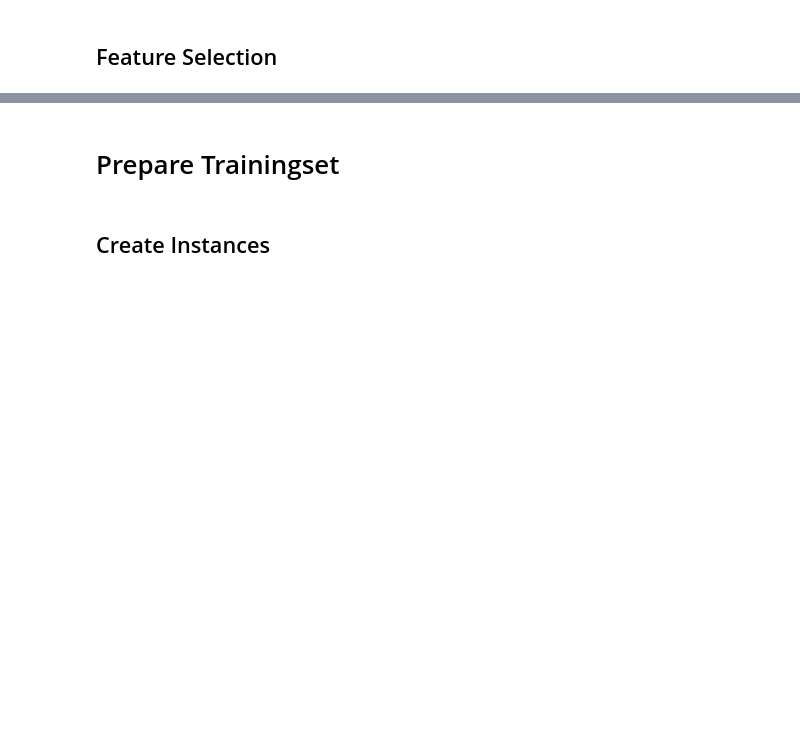
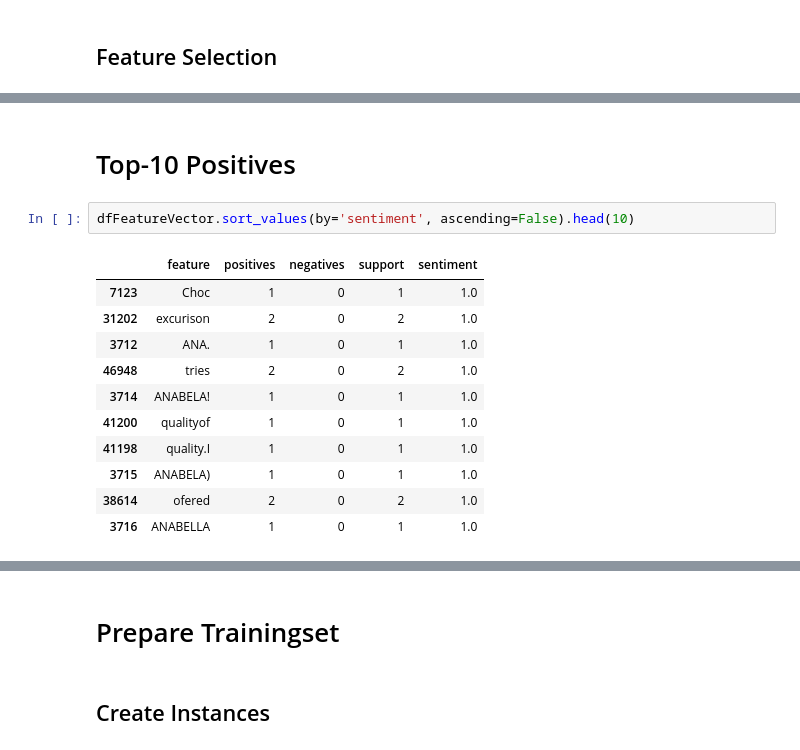
Before and after one commit to amanciobouza/sentiment-analysis_jupyter-notebooks_python, a Jupyter notebook: SentimentAnalysis.ipynb, the cells around one changed output, grey strips where cells are left out. Cells and saved outputs as stored; diff of their text form; blank space fills up the shorter version.

```diff
--- a/SentimentAnalysis.ipynb
+++ b/SentimentAnalysis.ipynb
@@ -230,0 +343,16 @@ dfFeatureVector.head(10)
+# %% [markdown]
+# Top-10 Positives
+# %%
+dfFeatureVector.sort_values(by='sentiment', ascending=False).head(10)
+# %% [output]
+|  | feature | positives | negatives | support | sentiment |
+| 7123 | Choc | 1 | 0 | 1 | 1.0 |
+| 31202 | excurison | 2 | 0 | 2 | 1.0 |
+| 3712 | ANA. | 1 | 0 | 1 | 1.0 |
+| 46948 | tries | 2 | 0 | 2 | 1.0 |
+| 3714 | ANABELA! | 1 | 0 | 1 | 1.0 |
+| 41200 | qualityof | 1 | 0 | 1 | 1.0 |
+| 41198 | quality.I | 1 | 0 | 1 | 1.0 |
+| 3715 | ANABELA) | 1 | 0 | 1 | 1.0 |
+| 38614 | ofered | 2 | 0 | 2 | 1.0 |
+| 3716 | ANABELLA | 1 | 0 | 1 | 1.0 |
```
Also changed, not shown: parts of 41 cells of this notebook, 2 other files.
